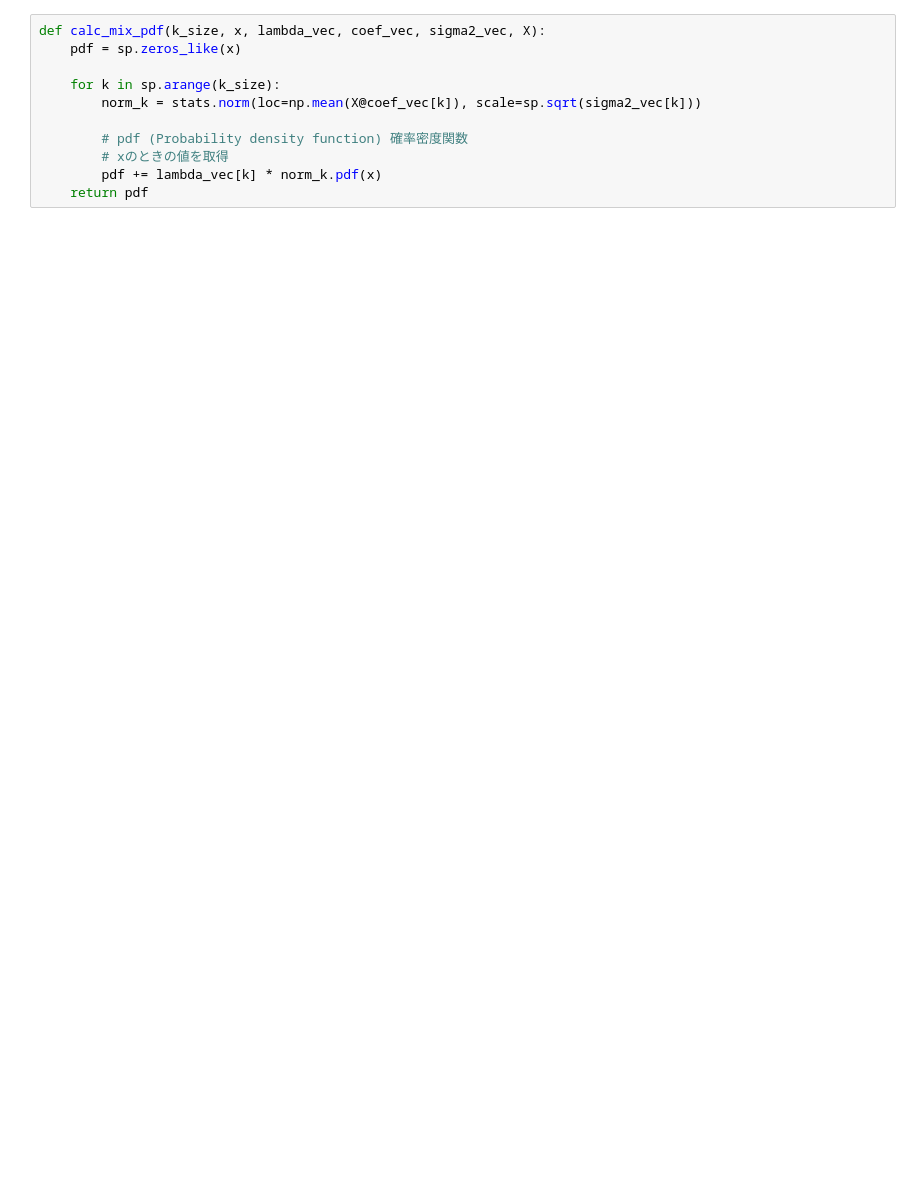
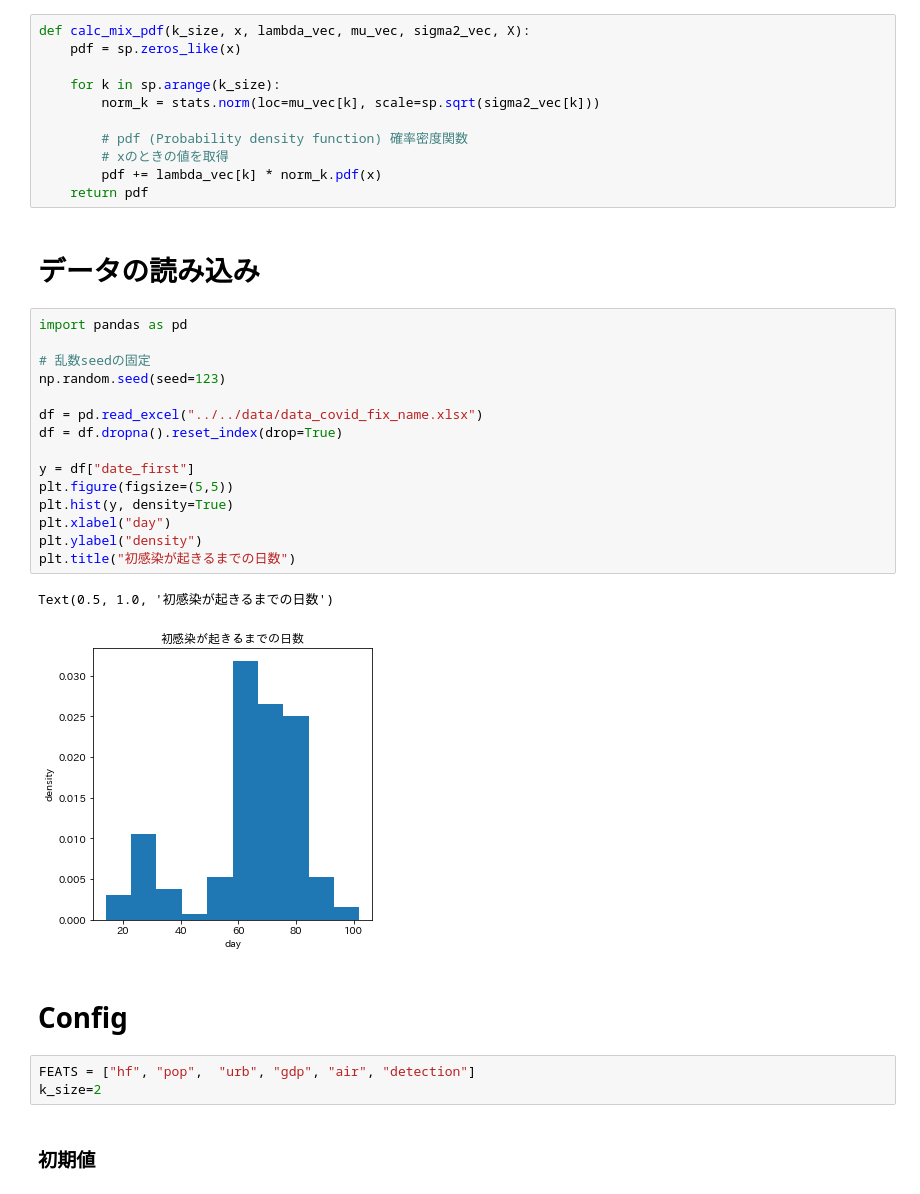
Before and after one commit to nori0724/COVID-19, a Jupyter notebook: notebook/混合分布モデル/2成分混合回帰モデル_変数選択_関数化.ipynb, the cells around one changed output. Cells and saved outputs as stored; diff of their text form; blank space fills up the shorter version.

```diff
--- a/notebook/混合分布モデル/2成分混合回帰モデル_変数選択_関数化.ipynb
+++ b/notebook/混合分布モデル/2成分混合回帰モデル_変数選択_関数化.ipynb
@@ -65,14 +61,41 @@ def MStep(k_size, responsibility, y, X):
 
     return lambda_vec, mu_vec, coef_vec, sigma2_vec
 # %%
-def calc_mix_pdf(k_size, x, lambda_vec, coef_vec, sigma2_vec, X):
+def calc_mix_pdf(k_size, x, lambda_vec, mu_vec, sigma2_vec, X):
     pdf = sp.zeros_like(x)
 
     for k in sp.arange(k_size):
-        norm_k = stats.norm(loc=np.mean(X@coef_vec[k]), scale=sp.sqrt(sigma2_vec[k]))
+        norm_k = stats.norm(loc=mu_vec[k], scale=sp.sqrt(sigma2_vec[k]))
 
         # pdf (Probability density function) 確率密度関数
         # xのときの値を取得
         pdf += lambda_vec[k] * norm_k.pdf(x)
     return pdf
+# %% [markdown]
+# データの読み込み
+# %%
+import pandas as pd
+
+# 乱数seedの固定
+np.random.seed(seed=123)
+
+df = pd.read_excel("../../data/data_covid_fix_name.xlsx")
+df = df.dropna().reset_index(drop=True)
+
+y = df["date_first"]
+plt.figure(figsize=(5,5))
+plt.hist(y, density=True)
+plt.xlabel("day")
+plt.ylabel("density")
+plt.title("初感染が起きるまでの日数")
+# %% [output]
+Text(0.5, 1.0, '初感染が起きるまでの日数')
+[figure, added]
+# %% [markdown]
+# Config
+# %%
+FEATS = ["hf", "pop",  "urb", "gdp", "air", "detection"]
+k_size=2
+# %% [markdown]
+### 初期値
 # %%
```
Also changed, not shown: parts of 13 cells of this notebook.
